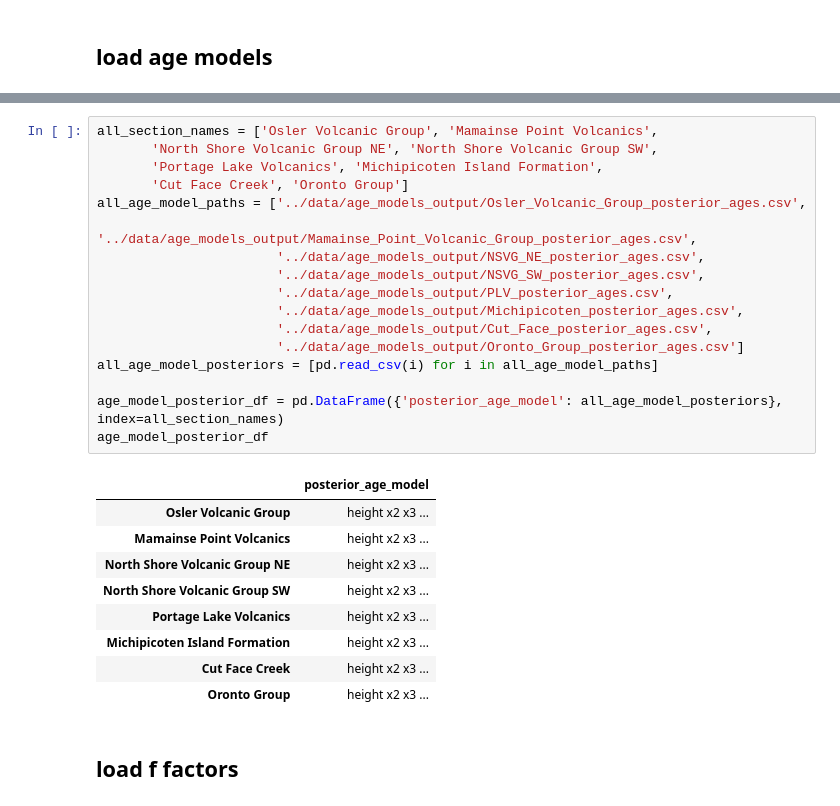
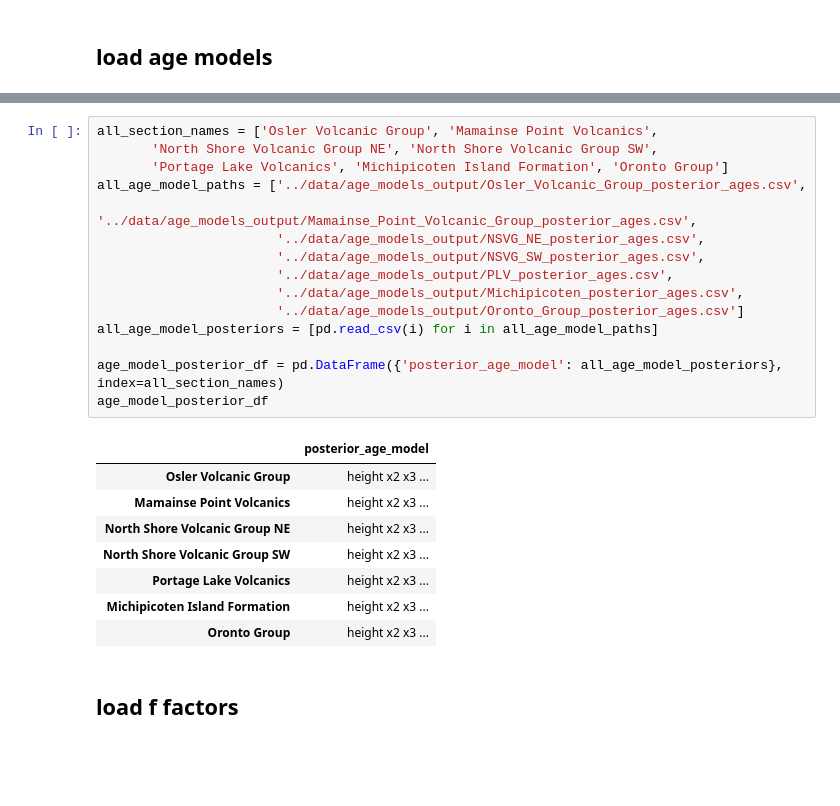
Before and after one commit to PolarWandering/APWP_StratModels, a Jupyter notebook: code/02_APWP_age_model.ipynb, the cells around one changed output, grey strips where cells are left out. Drawn from its saved outputs; the diff is of its cells as text; blank space fills up the shorter version.

```diff
--- a/code/02_APWP_age_model.ipynb
+++ b/code/02_APWP_age_model.ipynb
@@ -111,29 +122,26 @@ Length: 9, dtype: str
 # %%
 all_section_names = ['Osler Volcanic Group', 'Mamainse Point Volcanics',
        'North Shore Volcanic Group NE', 'North Shore Volcanic Group SW',
-       'Portage Lake Volcanics', 'Michipicoten Island Formation',
-       'Cut Face Creek', 'Oronto Group']
+       'Portage Lake Volcanics', 'Michipicoten Island Formation', 'Oronto Group']
 all_age_model_paths = ['../data/age_models_output/Osler_Volcanic_Group_posterior_ages.csv',
                        '../data/age_models_output/Mamainse_Point_Volcanic_Group_posterior_ages.csv',
                        '../data/age_models_output/NSVG_NE_posterior_ages.csv',
                        '../data/age_models_output/NSVG_SW_posterior_ages.csv',
                        '../data/age_models_output/PLV_posterior_ages.csv',
                        '../data/age_models_output/Michipicoten_posterior_ages.csv',
-                       '../data/age_models_output/Cut_Face_posterior_ages.csv',
                        '../data/age_models_output/Oronto_Group_posterior_ages.csv']
 all_age_model_posteriors = [pd.read_csv(i) for i in all_age_model_paths]
 
 age_model_posterior_df = pd.DataFrame({'posterior_age_model': all_age_model_posteriors}, index=all_section_names)
 age_model_posterior_df
 # %% [output]
 |  | posterior_age_model |
 | Osler Volcanic Group | height x2 x3 ... |
 | Mamainse Point Volcanics | height x2 x3 ... |
 | North Shore Volcanic Group NE | height x2 x3 ... |
 | North Shore Volcanic Group SW | height x2 x3 ... |
 | Portage Lake Volcanics | height x2 x3 ... |
 | Michipicoten Island Formation | height x2 x3 ... |
-| Cut Face Creek | height x2 x3 ... |
 | Oronto Group | height x2 x3 ... |
 # %% [markdown]
 ## load f factors
```
Also changed, not shown: parts of 62 cells of this notebook.
